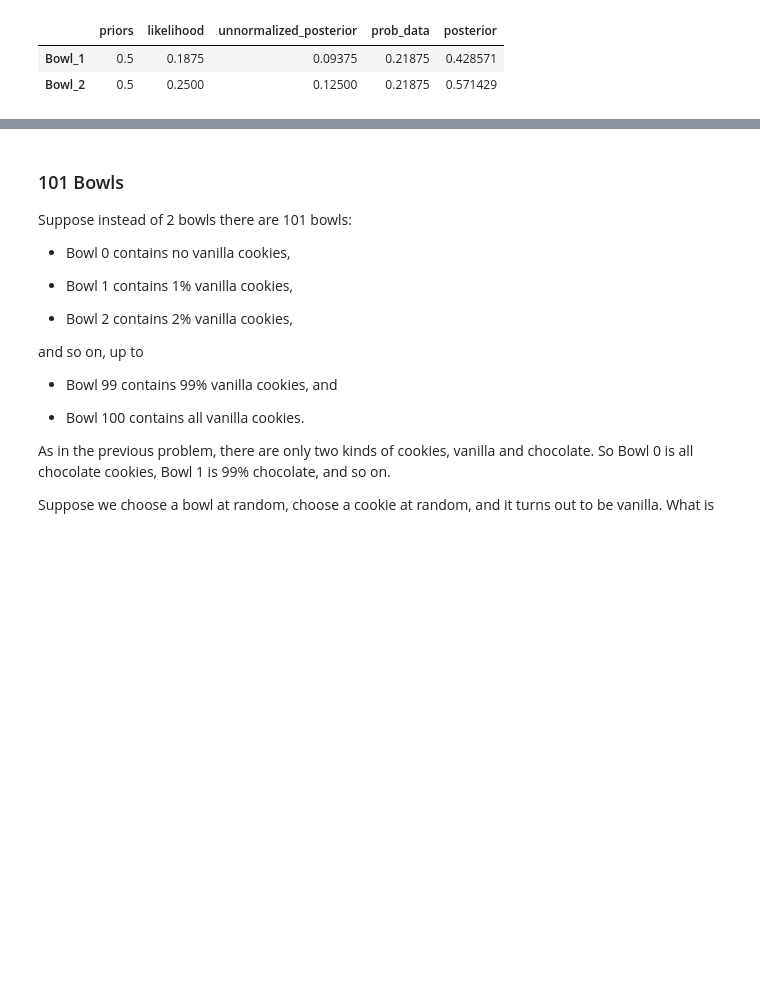
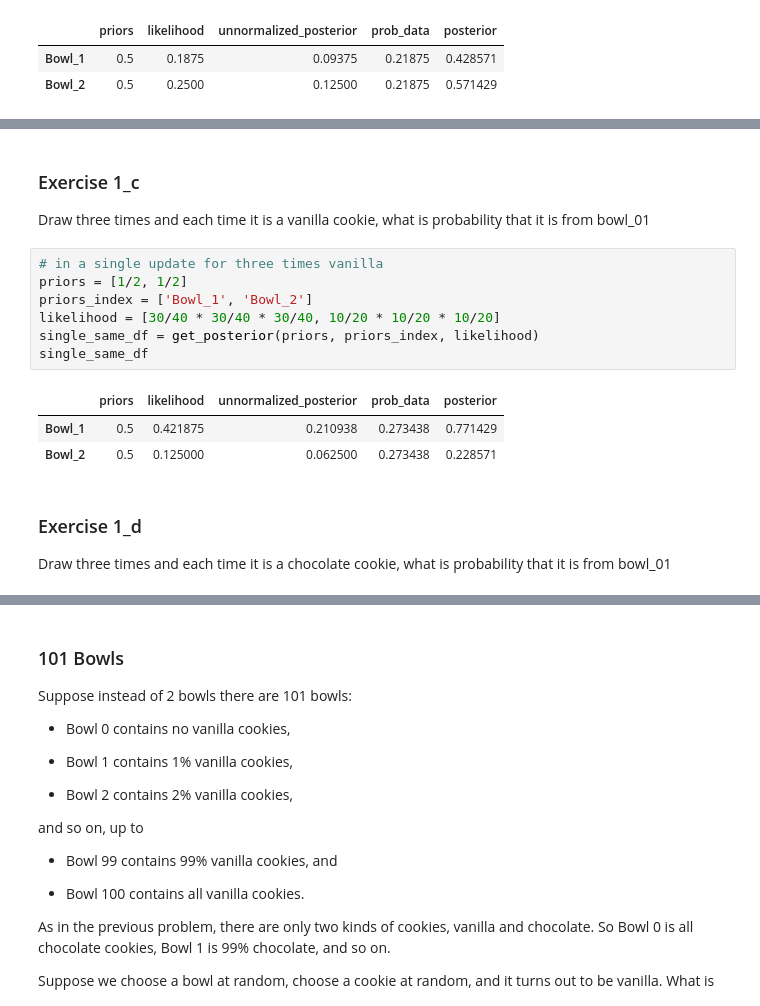
Before and after one commit to arjunjanamatti/open_cv_from_freecodecamp, a Jupyter notebook: bayesian_made_simple/cookie_01.ipynb, the cells around one changed output, grey strips where cells are left out. Saved outputs shown, nothing was run; the diff lists cells and outputs as text; blank space fills up the shorter version.

```diff
--- a/bayesian_made_simple/cookie_01.ipynb
+++ b/bayesian_made_simple/cookie_01.ipynb
@@ -89,0 +101,19 @@ First we pick up vanilla and second also is vanilla, what is probability that it
+# %% [markdown]
+### Exercise 1_c
+
+Draw three times and each time it is a vanilla cookie, what is probability that it is from bowl_01
+# %%
+# in a single update for three times vanilla
+priors = [1/2, 1/2]
+priors_index = ['Bowl_1', 'Bowl_2']
+likelihood = [30/40 * 30/40 * 30/40, 10/20 * 10/20 * 10/20]
+single_same_df = get_posterior(priors, priors_index, likelihood)
+single_same_df
+# %% [output]
+|  | priors | likelihood | unnormalized_posterior | prob_data | posterior |
+| Bowl_1 | 0.5 | 0.421875 | 0.210938 | 0.273438 | 0.771429 |
+| Bowl_2 | 0.5 | 0.125000 | 0.062500 | 0.273438 | 0.228571 |
+# %% [markdown]
+### Exercise 1_d
+
+Draw three times and each time it is a chocolate cookie, what is probability that it is from bowl_01
```
Also changed, not shown: parts of 3 cells of this notebook.
